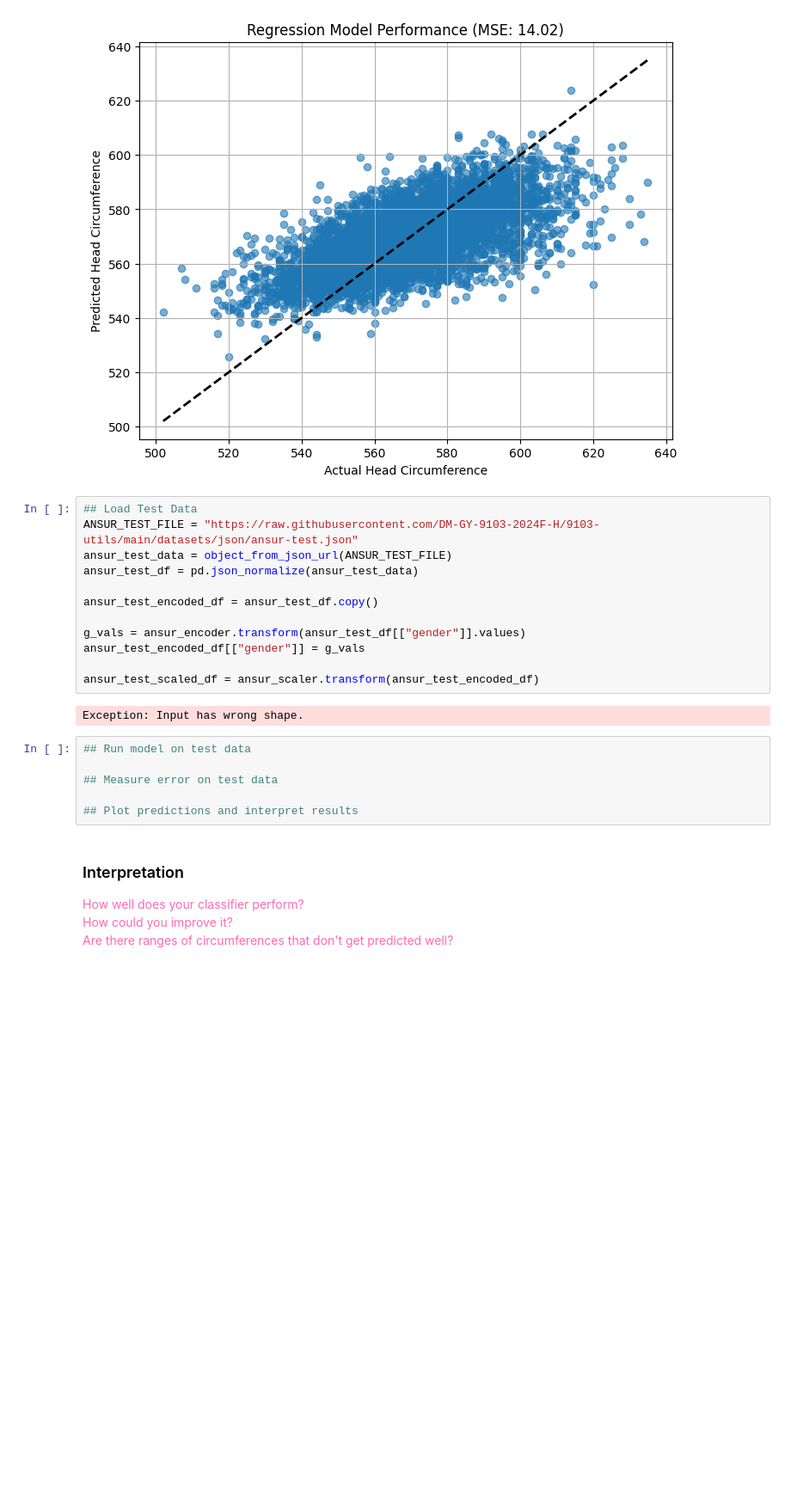
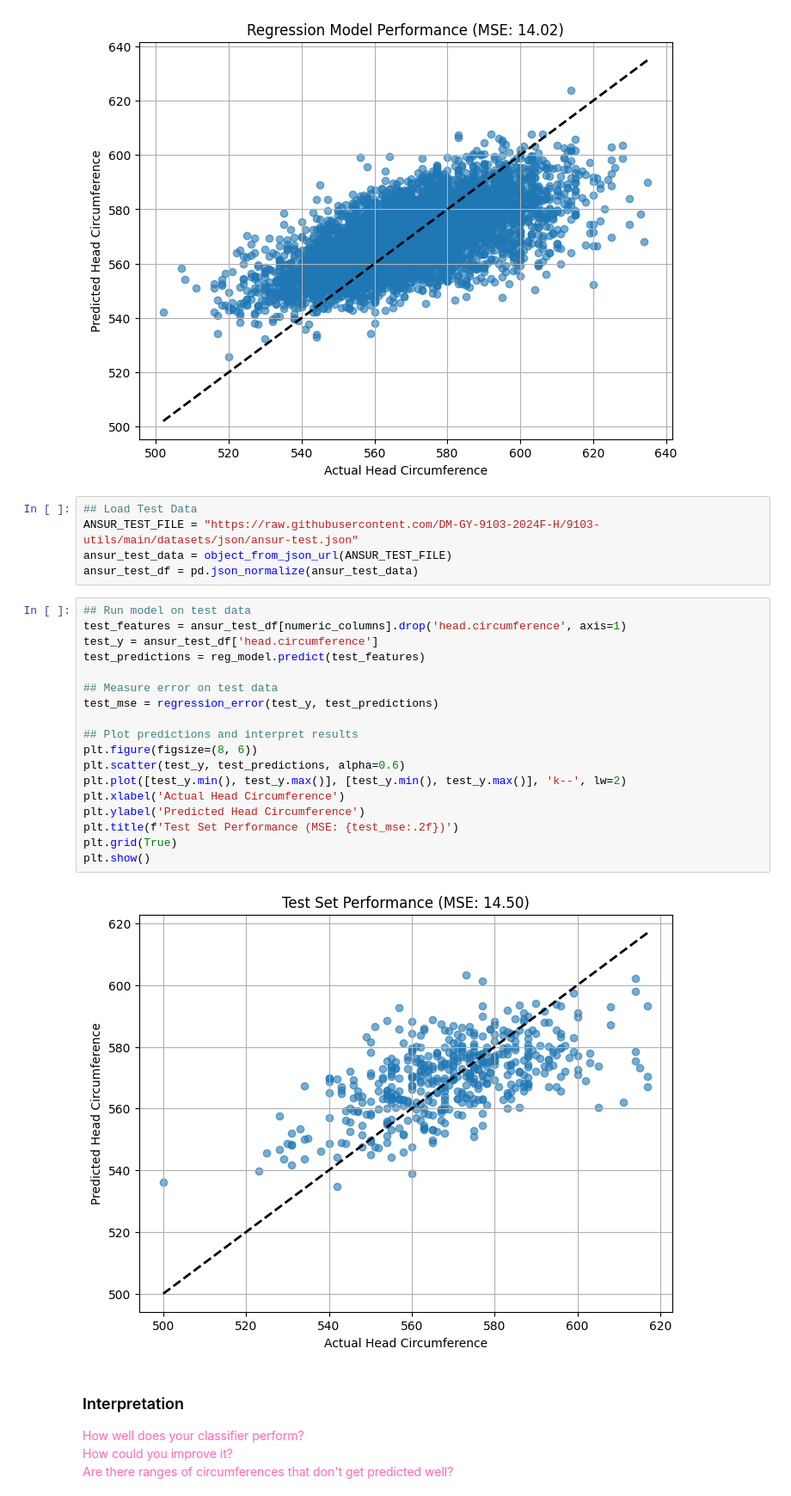
Before and after one commit to yiwang24idmmachinelearning/HW08, a Jupyter notebook: HW08.ipynb, the cells around one changed output. Shown: that part at 86% size. Cells and saved outputs as stored; diff of their text form; blank space fills up the shorter version.

```diff
--- a/HW08.ipynb
+++ b/HW08.ipynb
@@ -236,21 +236,26 @@ plt.show()
 ANSUR_TEST_FILE = "https://raw.githubusercontent.com/DM-GY-9103-2024F-H/9103-utils/main/datasets/json/ansur-test.json"
 ansur_test_data = object_from_json_url(ANSUR_TEST_FILE)
 ansur_test_df = pd.json_normalize(ansur_test_data)
-
-ansur_test_encoded_df = ansur_test_df.copy()
-
-g_vals = ansur_encoder.transform(ansur_test_df[["gender"]].values)
-ansur_test_encoded_df[["gender"]] = g_vals
-
-ansur_test_scaled_df = ansur_scaler.transform(ansur_test_encoded_df)
-# %% [output]
-Exception: Input has wrong shape.
-# %%
-## Run model on test data
-
-## Measure error on test data
-
-## Plot predictions and interpret results
+# %%
+## Run model on test data
+test_features = ansur_test_df[numeric_columns].drop('head.circumference', axis=1)
+test_y = ansur_test_df['head.circumference']
+test_predictions = reg_model.predict(test_features)
+
+## Measure error on test data
+test_mse = regression_error(test_y, test_predictions)
+
+## Plot predictions and interpret results
+plt.figure(figsize=(8, 6))
+plt.scatter(test_y, test_predictions, alpha=0.6)
+plt.plot([test_y.min(), test_y.max()], [test_y.min(), test_y.max()], 'k--', lw=2)
+plt.xlabel('Actual Head Circumference')
+plt.ylabel('Predicted Head Circumference')
+plt.title(f'Test Set Performance (MSE: {test_mse:.2f})')
+plt.grid(True)
+plt.show()
+# %% [output]
+[figure, added]
 # %% [markdown]
 ### Interpretation
 
```
